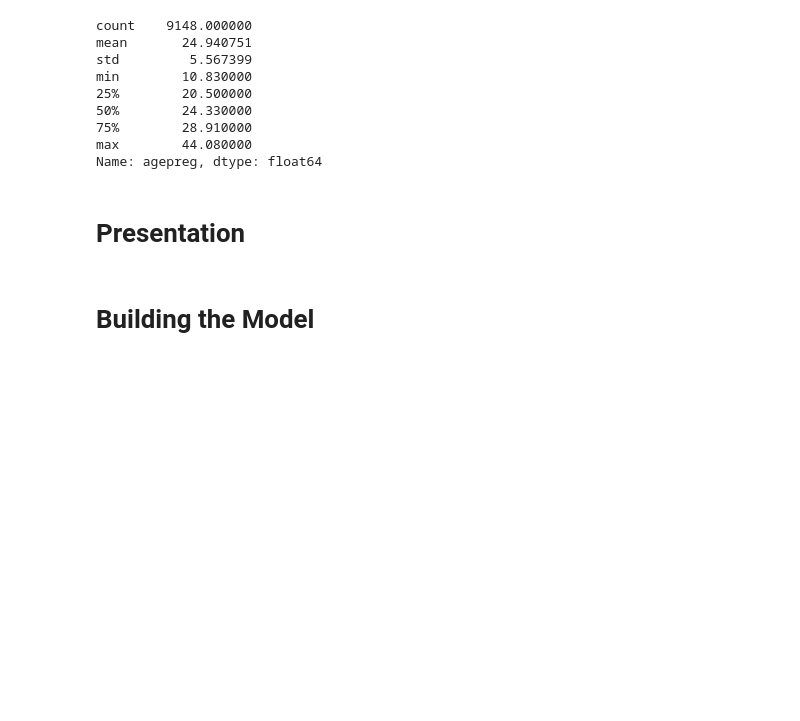
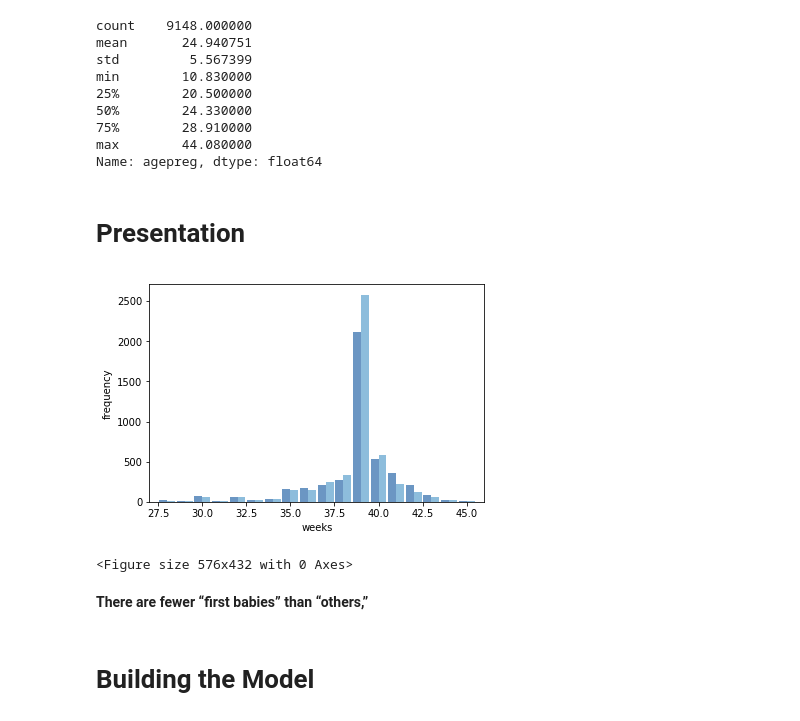
Before and after one commit to ptiwari/NAAMI, a Jupyter notebook: eda.ipynb, the cells around one changed output. Cells and saved outputs as stored; diff of their text form; code cells hidden in the pictures; blank space fills up the shorter version.

```diff
--- a/eda.ipynb
+++ b/eda.ipynb
@@ -12,7 +9,7 @@ from sklearn.model_selection import train_test_split
 # %% [markdown]
 # Reading the Data
 # %%
-df = nsfg.ReadFemPreg(dct_file='code/2002FemPreg.dct',dat_file='code/2002FemPreg.dat.gz')
+df = nsfg.ReadFemPreg(dct_file='2002FemPreg.dct',dat_file='2002FemPreg.dat.gz')
 # %% [markdown]
 # Exploratory Data Anaylsis
 # %% [markdown]
@@ -103,6 +100,22 @@ max        44.080000
 Name: agepreg, dtype: float64
 # %% [markdown]
 # Presentation
+# %%
+firsts = live[live.birthord == 1]
+others = live[live.birthord != 1]
+first_hist = thinkstats2.Hist(firsts.prglngth)
+other_hist = thinkstats2.Hist(others.prglngth)
+# %%
+width = 0.45
+thinkplot.PrePlot(2)
+thinkplot.Hist(first_hist, align='right', width=width)
+thinkplot.Hist(other_hist, align='left', width=width)
+thinkplot.Show(xlabel='weeks', ylabel='frequency',xlim=[27, 46])
+# %% [output]
+[figure, added]
+<Figure size 576x432 with 0 Axes>
+# %% [markdown]
+**There are fewer “first babies” than “others,”**
 # %% [markdown]
 # Building the Model
 # %% [markdown]
```
Also changed, not shown: parts of 2 cells of this notebook.
